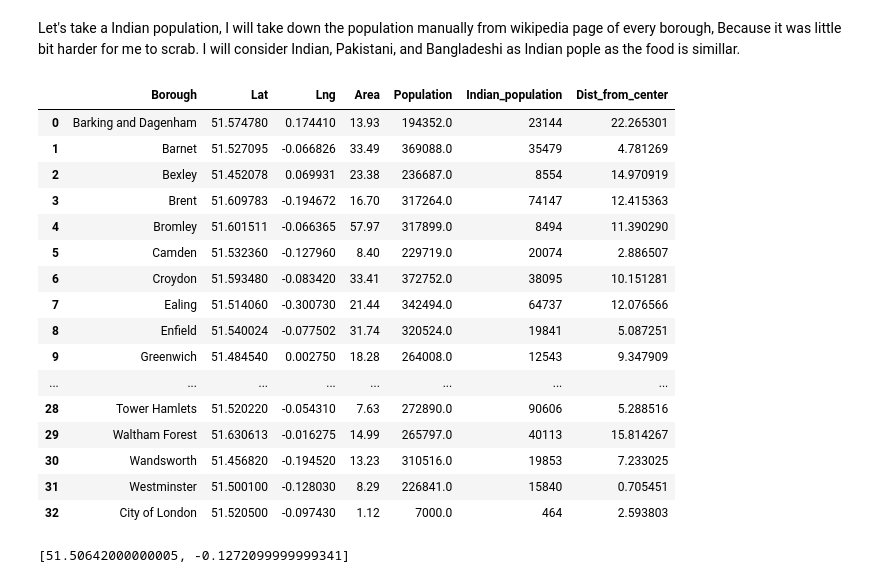
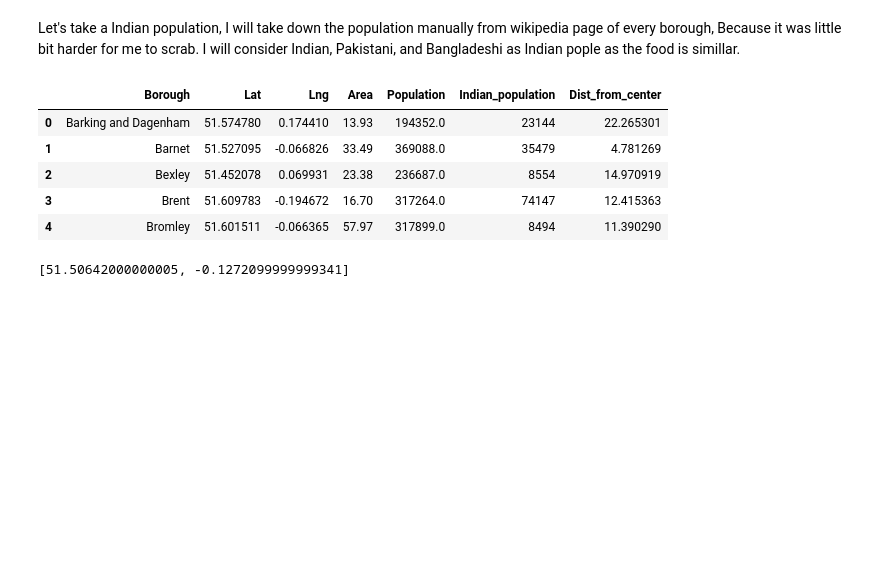
Before and after one commit to shrirangdixit/Coursera_Capstone, a Jupyter notebook: Capstone_project/Capstone_Project-The_Optimal_Locations_for_Indian_Restaurent.ipynb, the cells around one changed output. Saved outputs shown, nothing was run; the diff lists cells and outputs as text; code cells hidden in the pictures; blank space fills up the shorter version.

```diff
--- a/Capstone_project/Capstone_Project-The_Optimal_Locations_for_Indian_Restaurent.ipynb
+++ b/Capstone_project/Capstone_Project-The_Optimal_Locations_for_Indian_Restaurent.ipynb
@@ -177,25 +183,14 @@ if not loaded:
         London_df['Dist_from_center'].iloc[index] = distance.distance(coords_1, coords_2).km
     London_df.to_csv(r'C:\Users\Shrirang\Desktop\Python Practice\Online Courses\IMB Data Science Cousre\Capstone_Project\Coursera_Capstone\Capstone_project\London_df.csv',index= False)
 # %%
-London_df
+London_df.head()
 # %% [output]
 |  | Borough | Lat | Lng | Area | Population | Indian_population | Dist_from_center |
 | 0 | Barking and Dagenham | 51.574780 | 0.174410 | 13.93 | 194352.0 | 23144 | 22.265301 |
 | 1 | Barnet | 51.527095 | -0.066826 | 33.49 | 369088.0 | 35479 | 4.781269 |
 | 2 | Bexley | 51.452078 | 0.069931 | 23.38 | 236687.0 | 8554 | 14.970919 |
 | 3 | Brent | 51.609783 | -0.194672 | 16.70 | 317264.0 | 74147 | 12.415363 |
 | 4 | Bromley | 51.601511 | -0.066365 | 57.97 | 317899.0 | 8494 | 11.390290 |
-| 5 | Camden | 51.532360 | -0.127960 | 8.40 | 229719.0 | 20074 | 2.886507 |
-| 6 | Croydon | 51.593480 | -0.083420 | 33.41 | 372752.0 | 38095 | 10.151281 |
-| 7 | Ealing | 51.514060 | -0.300730 | 21.44 | 342494.0 | 64737 | 12.076566 |
-| 8 | Enfield | 51.540024 | -0.077502 | 31.74 | 320524.0 | 19841 | 5.087251 |
-| 9 | Greenwich | 51.484540 | 0.002750 | 18.28 | 264008.0 | 12543 | 9.347909 |
-| ... | ... | ... | ... | ... | ... | ... | ... |
-| 28 | Tower Hamlets | 51.520220 | -0.054310 | 7.63 | 272890.0 | 90606 | 5.288516 |
-| 29 | Waltham Forest | 51.630613 | -0.016275 | 14.99 | 265797.0 | 40113 | 15.814267 |
-| 30 | Wandsworth | 51.456820 | -0.194520 | 13.23 | 310516.0 | 19853 | 7.233025 |
-| 31 | Westminster | 51.500100 | -0.128030 | 8.29 | 226841.0 | 15840 | 0.705451 |
-| 32 | City of London | 51.520500 | -0.097430 | 1.12 | 7000.0 | 464 | 2.593803 |
 # %%
 #lets get the center location of London
 # %%
```
Also changed, not shown: parts of 18 cells of this notebook, 1 other file.
